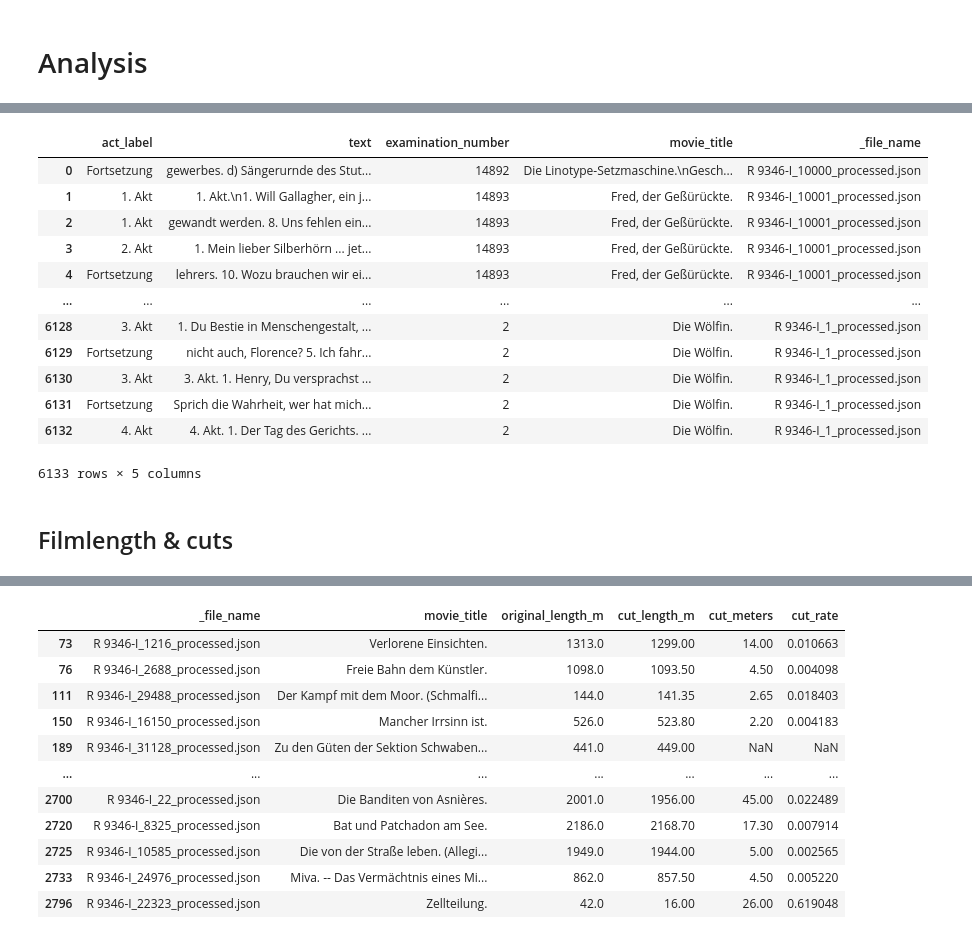
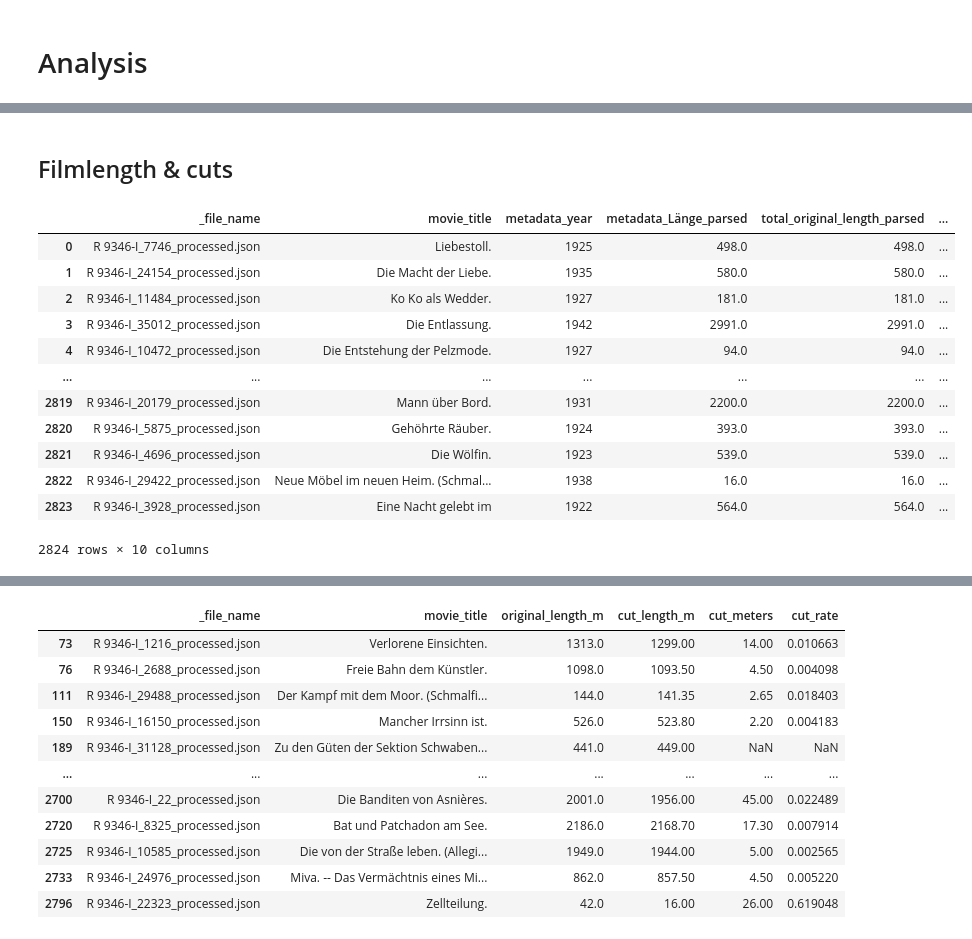
Before and after one commit to codemitdjango/german-film-censorship, a Jupyter notebook: src/analysis/content_analysis.ipynb, the cells around one changed output, grey strips where cells are left out. Cells and saved outputs as stored; diff of their text form; code cells hidden in the pictures.

```diff
--- a/src/analysis/content_analysis.ipynb
+++ b/src/analysis/content_analysis.ipynb
@@ -305,30 +397,54 @@ Length: 2824, dtype: boolean
-# %%
-df_intertitles = pd.json_normalize(
-    records,
-    record_path="intertitles",
-    meta=[
-        "examination_number",
-        "movie_title",
-        "_file_name"
-    ],
-    errors="ignore",
-    sep="_"
-)
-
-df_intertitles
-# %% [output]
-|  | act_label | text | examination_number | movie_title | _file_name |
-| 0 | Fortsetzung | gewerbes. d) Sängerurnde des Stut... | 14892 | Die Linotype-Setzmaschine.\nGesch... | R 9346-I_10000_processed.json |
-| 1 | 1. Akt | 1. Akt.\n1. Will Gallagher, ein j... | 14893 | Fred, der Geßürückte. | R 9346-I_10001_processed.json |
-| 2 | 1. Akt | gewandt werden. 8. Uns fehlen ein... | 14893 | Fred, der Geßürückte. | R 9346-I_10001_processed.json |
-| 3 | 2. Akt | 1. Mein lieber Silberhörn ... jet... | 14893 | Fred, der Geßürückte. | R 9346-I_10001_processed.json |
-| 4 | Fortsetzung | lehrers. 10. Wozu brauchen wir ei... | 14893 | Fred, der Geßürückte. | R 9346-I_10001_processed.json |
-| ... | ... | ... | ... | ... | ... |
-| 6128 | 3. Akt | 1. Du Bestie in Menschengestalt, ... | 2 | Die Wölfin. | R 9346-I_1_processed.json |
-| 6129 | Fortsetzung | nicht auch, Florence? 5. Ich fahr... | 2 | Die Wölfin. | R 9346-I_1_processed.json |
-| 6130 | 3. Akt | 3. Akt. 1. Henry, Du versprachst ... | 2 | Die Wölfin. | R 9346-I_1_processed.json |
-| 6131 | Fortsetzung | Sprich die Wahrheit, wer hat mich... | 2 | Die Wölfin. | R 9346-I_1_processed.json |
-| 6132 | 4. Akt | 4. Akt. 1. Der Tag des Gerichts. ... | 2 | Die Wölfin. | R 9346-I_1_processed.json |
-6133 rows × 5 columns
 # %% [markdown]
 ## Filmlength & cuts
+# %%
+df_filmlength = df[[
+    "_file_name",
+    "movie_title",
+    "metadata_year",
+    "metadata_Länge_parsed",
+    "total_original_length_parsed",
+    "total_length_after_cut_parsed",
+    "length_details_individual_acts"
+]]
+
+df_filmlength["cut_length_available"] = (
+    df_filmlength["total_original_length_parsed"].notna()
+    & df_filmlength["total_length_after_cut_parsed"].notna()
+)
+
+valid_lengths = (
+    df_filmlength["cut_length_available"]
+    & df_filmlength["total_original_length_parsed"].gt(0)
+    & df_filmlength["total_length_after_cut_parsed"].le(df_filmlength["total_original_length_parsed"])
+)
+
+df_filmlength["cut_meters"] = (
+    df_filmlength["total_original_length_parsed"] - df_filmlength["total_length_after_cut_parsed"]
+).where(valid_lengths)
+
+df_filmlength["cut_rate"] = (
+    df_filmlength["cut_meters"] / df_filmlength["total_original_length_parsed"]
+).where(valid_lengths)
+
+# yearly_length["cut_share_percent"] = (
+#     yearly_length["films_with_cut"]
+#     .div(yearly_length["records_with_cut_length"])
+#     .mul(100)
+#     .where(yearly_length["records_with_cut_length"].gt(0))
+# )
+
+df_filmlength
+# %% [output]
+|  | _file_name | movie_title | metadata_year | metadata_Länge_parsed | total_original_length_parsed | ... |
+| 0 | R 9346-I_7746_processed.json | Liebestoll. | 1925 | 498.0 | 498.0 | ... |
+| 1 | R 9346-I_24154_processed.json | Die Macht der Liebe. | 1935 | 580.0 | 580.0 | ... |
+| 2 | R 9346-I_11484_processed.json | Ko Ko als Wedder. | 1927 | 181.0 | 181.0 | ... |
+| 3 | R 9346-I_35012_processed.json | Die Entlassung. | 1942 | 2991.0 | 2991.0 | ... |
+| 4 | R 9346-I_10472_processed.json | Die Entstehung der Pelzmode. | 1927 | 94.0 | 94.0 | ... |
+| ... | ... | ... | ... | ... | ... | ... |
+| 2819 | R 9346-I_20179_processed.json | Mann über Bord. | 1931 | 2200.0 | 2200.0 | ... |
+| 2820 | R 9346-I_5875_processed.json | Gehöhrte Räuber. | 1924 | 393.0 | 393.0 | ... |
+| 2821 | R 9346-I_4696_processed.json | Die Wölfin. | 1923 | 539.0 | 539.0 | ... |
+| 2822 | R 9346-I_29422_processed.json | Neue Möbel im neuen Heim. (Schmal... | 1938 | 16.0 | 16.0 | ... |
+| 2823 | R 9346-I_3928_processed.json | Eine Nacht gelebt im | 1922 | 564.0 | 564.0 | ... |
+2824 rows × 10 columns
```
Also changed, not shown: parts of 20 cells of this notebook.
